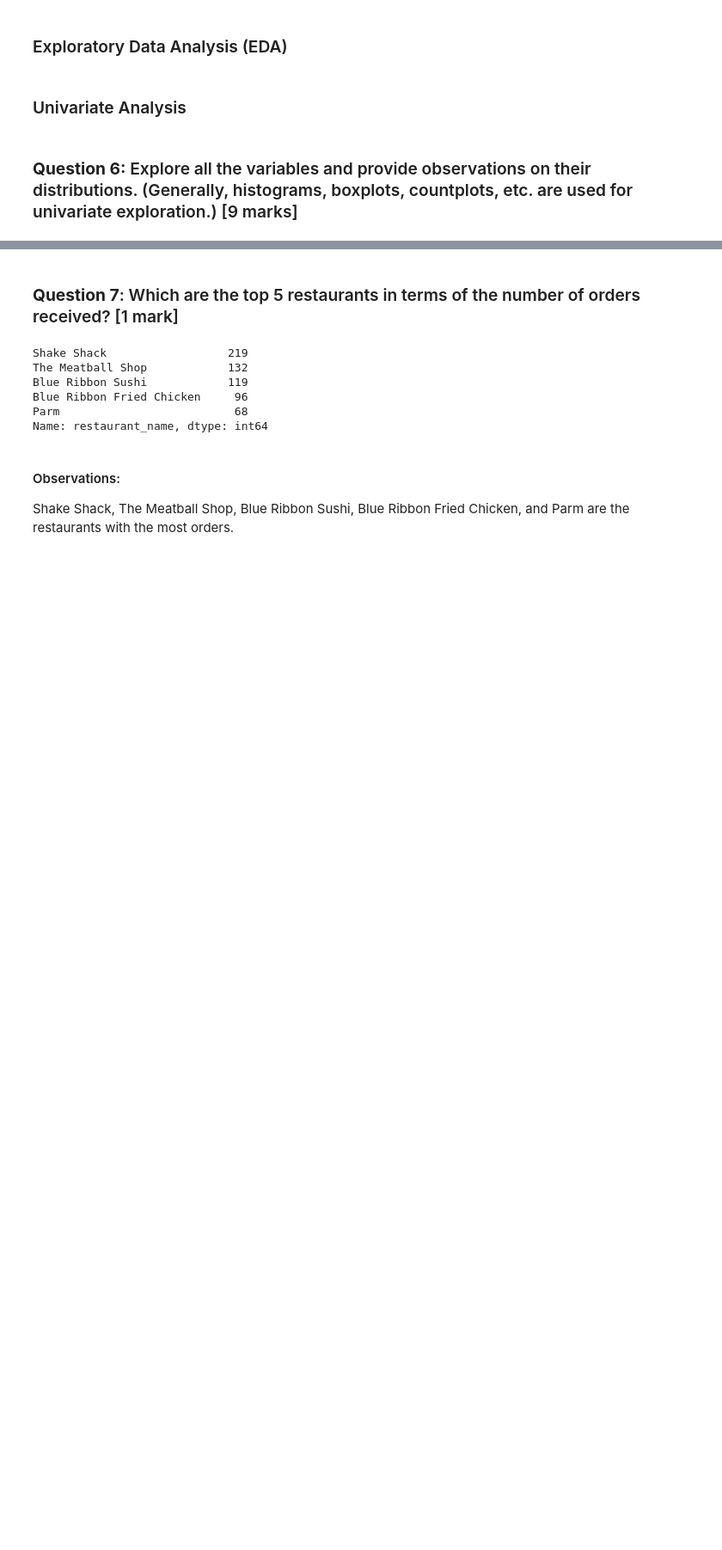
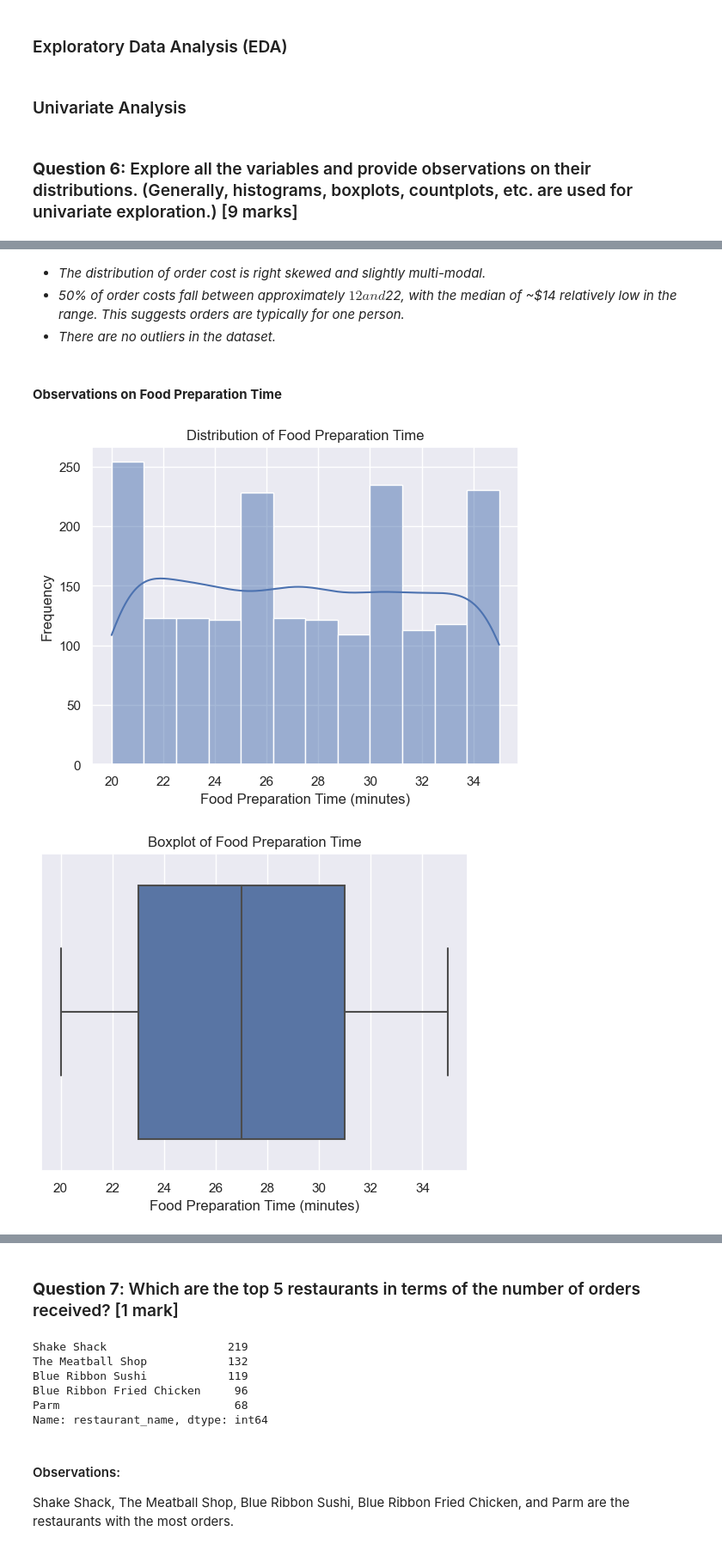
Before and after one commit to jsomerville/PGP-AI-ML-BA-UTA-JS, a Jupyter notebook: Project 1-Python Foundations/PYF_Project_LearnerNotebook_FullCode.ipynb, the cells around one changed output, grey strips where cells are left out. Shown at 86% size. Cells and saved outputs as stored; diff of their text form; code cells hidden in the pictures; blank space fills up the shorter version.

```diff
--- a/Project 1-Python Foundations/PYF_Project_LearnerNotebook_FullCode.ipynb
+++ b/Project 1-Python Foundations/PYF_Project_LearnerNotebook_FullCode.ipynb
@@ -295,0 +239,21 @@ plt.show()
+# %% [markdown]
+- *The distribution of order cost is right skewed and slightly multi-modal.*
+- *50% of order costs fall between approximately $12 and $22, with the median of ~$14 relatively low in the range. This suggests orders are typically for one person.*
+- *There are no outliers in the dataset.*
+# %% [markdown]
+#### **Observations on Food Preparation Time**
+# %%
+# Create a histogram for the 'food_preparation_time' variable
+sns.histplot(data=df, x='food_preparation_time', kde=True)
+plt.title('Distribution of Food Preparation Time')
+plt.xlabel('Food Preparation Time (minutes)')
+plt.ylabel('Frequency')
+plt.show()
+# Create a boxplot for the 'food_preparation_time' variable
+sns.boxplot(data=df, x='food_preparation_time')
+plt.title('Boxplot of Food Preparation Time')
+plt.xlabel('Food Preparation Time (minutes)')
+plt.show()
+# %% [output]
+[figure, added]
+[figure, added]
```
Also changed, not shown: parts of 55 cells of this notebook, 1 other file.
